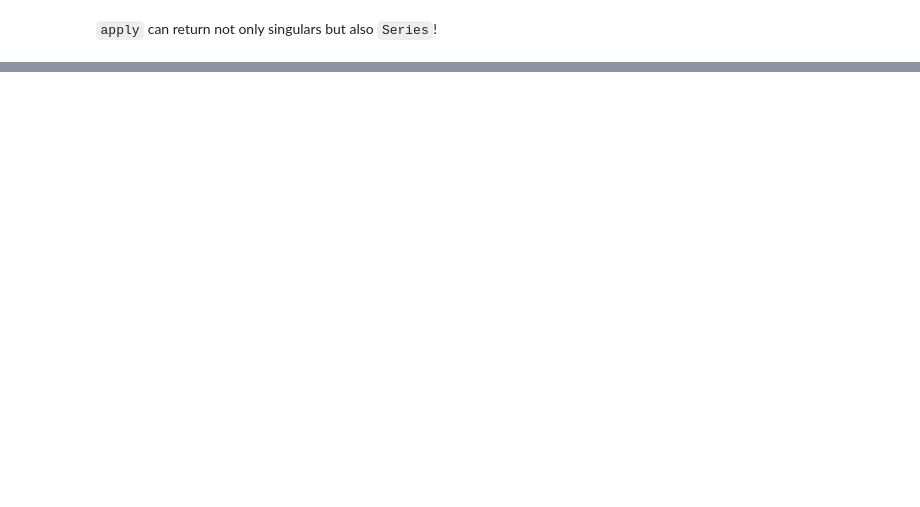
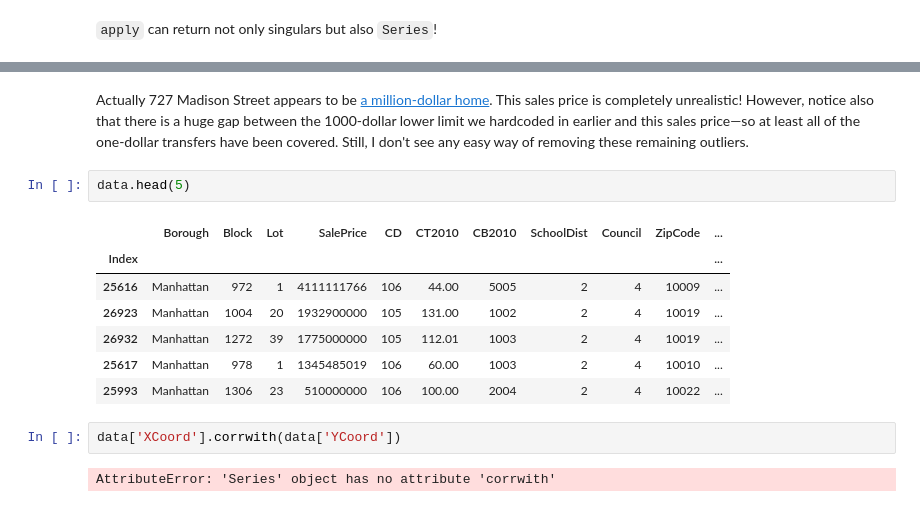
Before and after one commit to ResidentMario/nyc-buildings, a Jupyter notebook: data-scribbles.ipynb, the cells around one changed output, grey strips where cells are left out. Cells and saved outputs as stored; diff of their text form; blank space fills up the shorter version.

```diff
--- a/data-scribbles.ipynb
+++ b/data-scribbles.ipynb
@@ -79,0 +116,16 @@ data.ix[:, ['Block', 'Lot']].apply(lambda x: pd.Series([x.min(), x.max()]))
+# %% [markdown]
+Actually 727 Madison Street appears to be [a million-dollar home](http://www.trulia.com/homes/New_York/Brooklyn/sold/20825809-727-Madison-St-Brooklyn-NY-11221). This sales price is completely unrealistic! However, notice also that there is a huge gap between the 1000-dollar lower limit we hardcoded in earlier and this sales price&mdash;so at least all of the one-dollar transfers have been covered. Still, I don't see any easy way of removing these remaining outliers.
+# %%
+data.head(5)
+# %% [output]
+|  | Borough | Block | Lot | SalePrice | CD | CT2010 | CB2010 | SchoolDist | Council | ZipCode | ... |
+| Index |  |  |  |  |  |  |  |  |  |  | ... |
+| 25616 | Manhattan | 972 | 1 | 4111111766 | 106 | 44.00 | 5005 | 2 | 4 | 10009 | ... |
+| 26923 | Manhattan | 1004 | 20 | 1932900000 | 105 | 131.00 | 1002 | 2 | 4 | 10019 | ... |
+| 26932 | Manhattan | 1272 | 39 | 1775000000 | 105 | 112.01 | 1003 | 2 | 4 | 10019 | ... |
+| 25617 | Manhattan | 978 | 1 | 1345485019 | 106 | 60.00 | 1003 | 2 | 4 | 10010 | ... |
+| 25993 | Manhattan | 1306 | 23 | 510000000 | 106 | 100.00 | 2004 | 2 | 4 | 10022 | ... |
+# %%
+data['XCoord'].corrwith(data['YCoord'])
+# %% [output]
+AttributeError: 'Series' object has no attribute 'corrwith'
```
Also changed, not shown: parts of 11 cells of this notebook, 1 other file.
